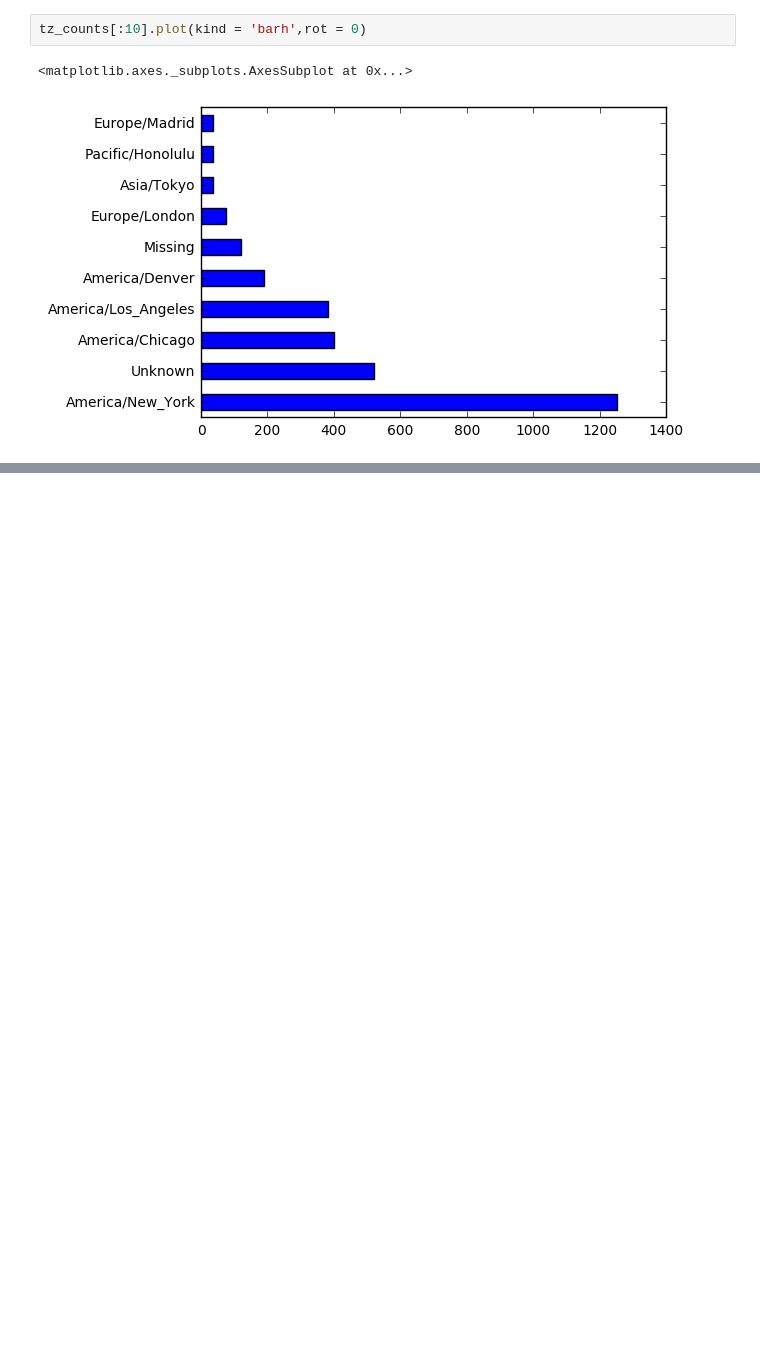
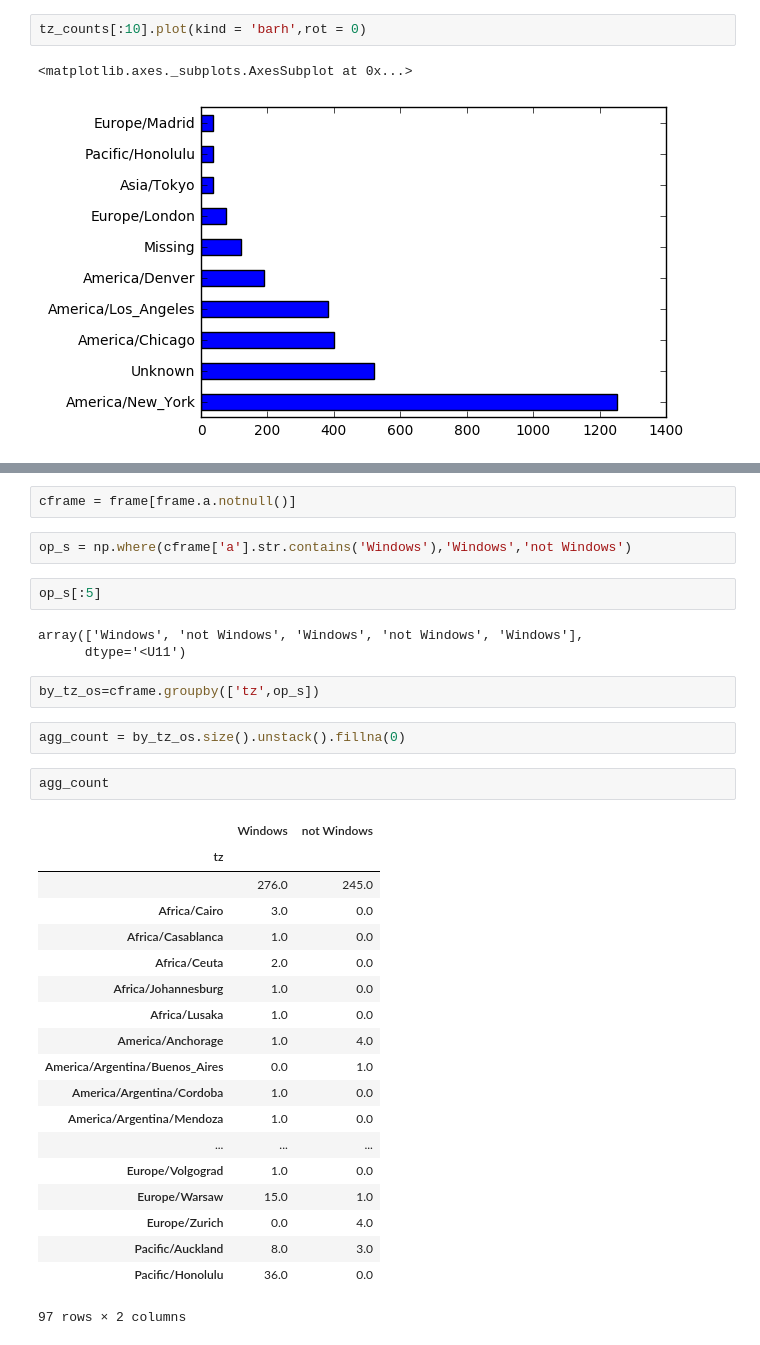
Before and after one commit to ZY-Journey/pydata-book, a Jupyter notebook: Practice.ipynb, the cells around one changed output, grey strips where cells are left out. Saved outputs shown, nothing was run; the diff lists cells and outputs as text; blank space fills up the shorter version.

```diff
--- a/Practice.ipynb
+++ b/Practice.ipynb
@@ -71,0 +111,35 @@ t
+# %%
+cframe = frame[frame.a.notnull()]
+# %%
+op_s = np.where(cframe['a'].str.contains('Windows'),'Windows','not Windows')
+# %%
+op_s[:5]
+# %% [output]
+array(['Windows', 'not Windows', 'Windows', 'not Windows', 'Windows'],
+      dtype='<U11')
+# %%
+by_tz_os=cframe.groupby(['tz',op_s])
+# %%
+agg_count = by_tz_os.size().unstack().fillna(0)
+# %%
+agg_count
+# %% [output]
+|  | Windows | not Windows |
+| tz |  |  |
+|  | 276.0 | 245.0 |
+| Africa/Cairo | 3.0 | 0.0 |
+| Africa/Casablanca | 1.0 | 0.0 |
+| Africa/Ceuta | 2.0 | 0.0 |
+| Africa/Johannesburg | 1.0 | 0.0 |
+| Africa/Lusaka | 1.0 | 0.0 |
+| America/Anchorage | 1.0 | 4.0 |
+| America/Argentina/Buenos_Aires | 0.0 | 1.0 |
+| America/Argentina/Cordoba | 1.0 | 0.0 |
+| America/Argentina/Mendoza | 1.0 | 0.0 |
+| ... | ... | ... |
+| Europe/Volgograd | 1.0 | 0.0 |
+| Europe/Warsaw | 15.0 | 1.0 |
+| Europe/Zurich | 0.0 | 4.0 |
+| Pacific/Auckland | 8.0 | 3.0 |
+| Pacific/Honolulu | 36.0 | 0.0 |
+97 rows × 2 columns
```
Also changed, not shown: parts of 7 cells of this notebook.
